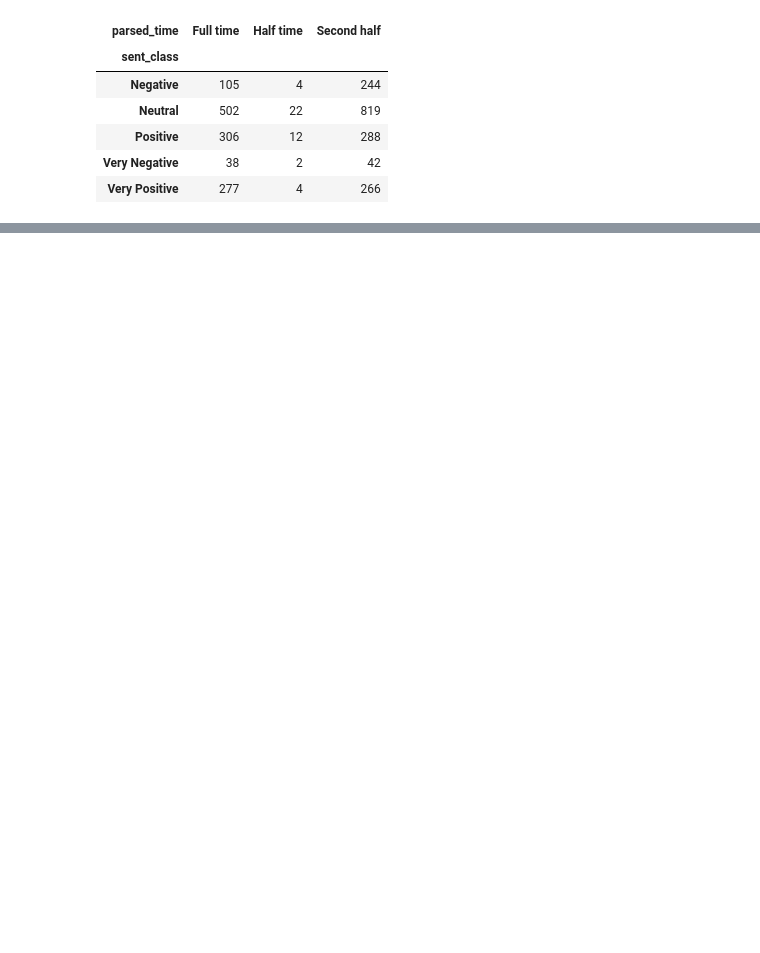
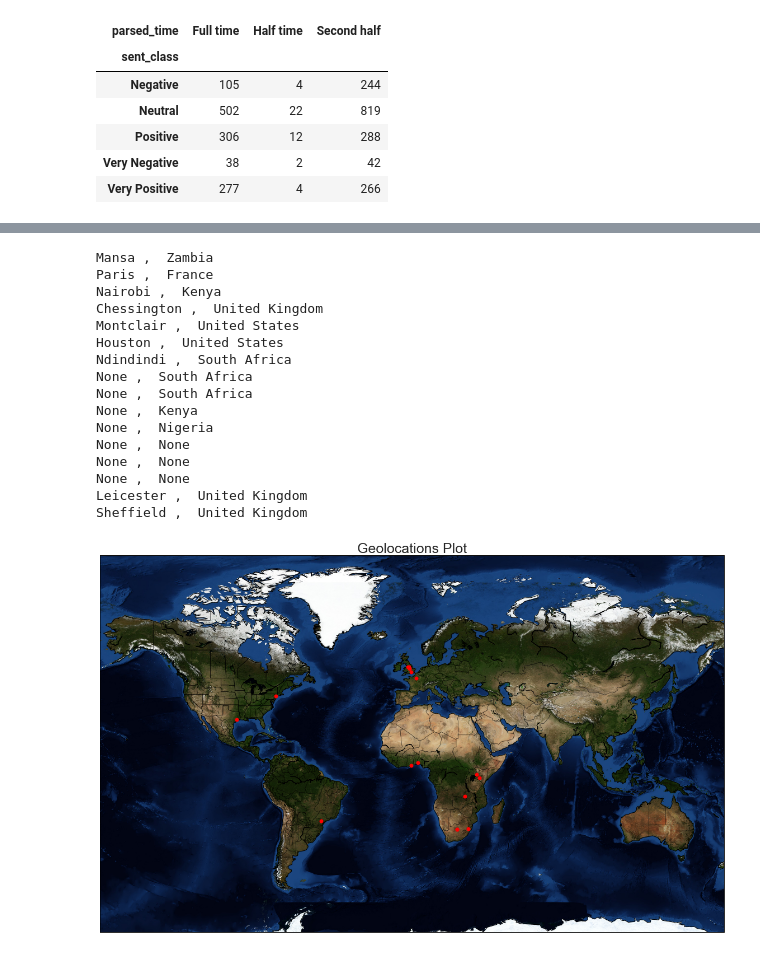
Before and after one commit to Rusbens1/Manchester-City-vs.-Leicester-City, a Jupyter notebook: Manchester City vs. Leicester City.ipynb, the cells around one changed output, grey strips where cells are left out. Saved outputs shown, nothing was run; the diff lists cells and outputs as text; code cells hidden in the pictures; blank space fills up the shorter version.

```diff
--- a/Manchester City vs. Leicester City.ipynb
+++ b/Manchester City vs. Leicester City.ipynb
@@ -552,0 +602,53 @@ dtype: float64
+# %%
+import geocoder
+plt.figure(figsize=(20,20))
+
+m = Basemap(projection='mill',llcrnrlat= -70,urcrnrlat=86,\
+                llcrnrlon=-170,urcrnrlon=170,resolution='c')
+m.drawcoastlines()
+m.drawcountries()
+m.drawstates()
+m.drawmapboundary(fill_color='#FFFFFF')
+m.bluemarble()
+
+corditer = cord_df.iterrows()
+
+re_geo_df = pd.DataFrame()
+geo_cit = []
+geo_cnty = []
+
+for c in corditer:
+    lat = float(c[1][15])
+    lon = float(c[1][16])
+
+    g = geocoder.google([lon, lat], method='reverse')
+    print g.city,', ',g.country_long
+
+    geo_cit.append(g.city)
+    geo_cnty.append(g.country_long)
+
+    xpt,ypt = m(lat,lon)
+    m.plot(xpt,ypt, 'ro', markersize= 7)
+
+
+plt.title("Geolocations Plot", size = 25)
+
+plt.show()
+# %% [output]
+Mansa ,  Zambia
+Paris ,  France
+Nairobi ,  Kenya
+Chessington ,  United Kingdom
+Montclair ,  United States
+Houston ,  United States
+Ndindindi ,  South Africa
+None ,  South Africa
+None ,  South Africa
+None ,  Kenya
+None ,  Nigeria
+None ,  None
+None ,  None
+None ,  None
+Leicester ,  United Kingdom
+Sheffield ,  United Kingdom
+[figure, added]
```
Also changed, not shown: parts of 12 cells of this notebook, 3 other files.
